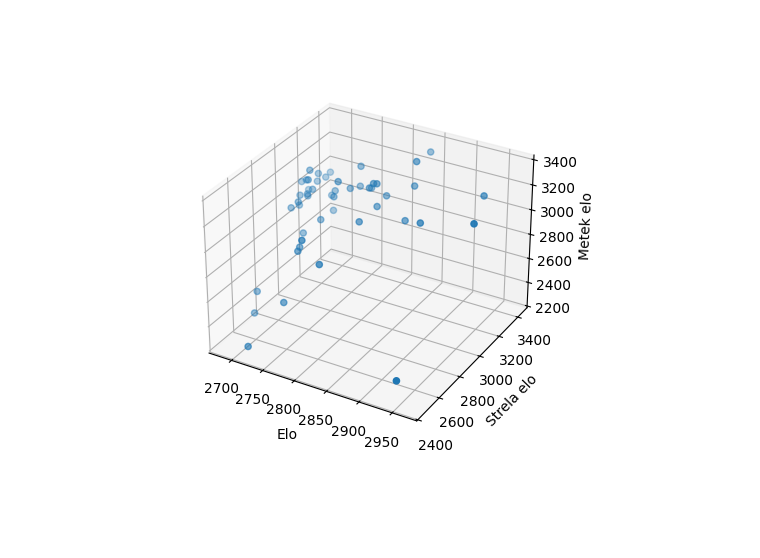
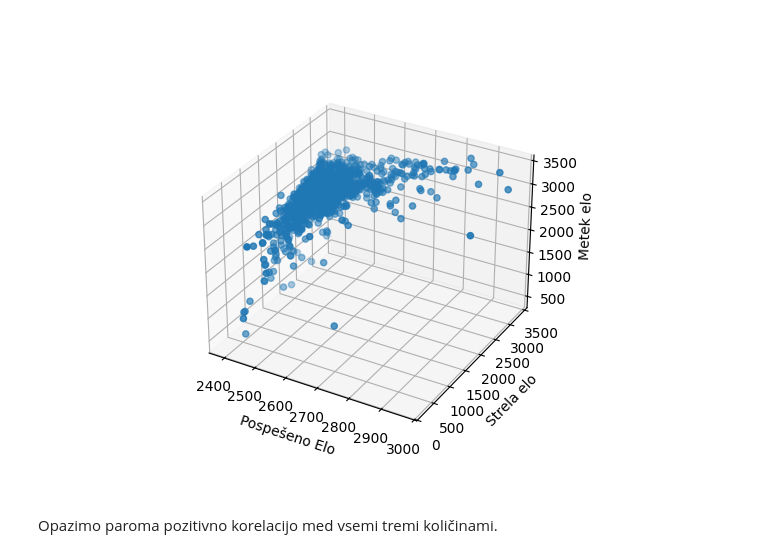
Before and after one commit to Matic-Pogorelec/Uvod_v_programiranje, a Jupyter notebook: analiza_elo.ipynb, the cells around one changed output. Cells and saved outputs as stored; diff of their text form; code cells hidden in the pictures; blank space fills up the shorter version.

```diff
--- a/analiza_elo.ipynb
+++ b/analiza_elo.ipynb
@@ -26,20 +3,24 @@ sahisti
 # %%
 %matplotlib widget
+import pandas as pd
+import matplotlib.pyplot as plt
+sahisti = pd.read_csv("csv_datoteke/Glavna_tabela.csv")
+# Spremenimo vrednosti podatkov, da lahko matplotlib izpusti šahiste pri katerih nimamo podatkov
 sahisti["Strela elo"] = sahisti["Strela elo"].apply(lambda x: float("nan") if x == "Ne igra strele" else x)
 sahisti["Strela elo"]= sahisti["Strela elo"].apply(lambda x: float(x))
 sahisti["Metek elo"] = sahisti["Metek elo"].apply(lambda x: float("nan") if x == "Ne igra metka" else x)
-sahisti["Metek elo"]= sahisti["Metek elo"].apply(lambda x: float(x))
-a = sahisti[["Elo","Strela elo","Metek elo"]].dropna()["Elo"].to_list()
-b = sahisti[["Elo","Strela elo","Metek elo"]].dropna()["Strela elo"].to_list()
-c = sahisti[["Elo","Strela elo","Metek elo"]].dropna()["Metek elo"].to_list()
+sahisti["Metek elo"] = sahisti["Metek elo"].apply(lambda x: float(x))
+a = sahisti[["Elo","Strela elo","Metek elo"]]["Elo"].to_list()
+b = sahisti[["Elo","Strela elo","Metek elo"]]["Metek elo"].to_list()
+c = sahisti[["Elo","Strela elo","Metek elo"]]["Strela elo"].to_list()
 fig = plt.figure()
 ax = fig.add_subplot(111, projection="3d")
 ax.scatter(a,b,c)
-ax.set_xlabel("Elo")
+ax.set_xlabel("Pospešeno Elo")
 ax.set_ylabel("Strela elo")
 ax.set_zlabel("Metek elo")
-#for x,y,z,i in zip(a,b,c,range(len(a))):
-#    ax.text(x,y,z,i) doda številke ob besedilu
 plt.show()
 # %% [output]
-[figure, old version]
+[figure, new version]
+# %% [markdown]
+Opazimo paroma pozitivno korelacijo med vsemi tremi količinami.
```
Also changed, not shown: parts of 3 cells of this notebook, 5 other files.
